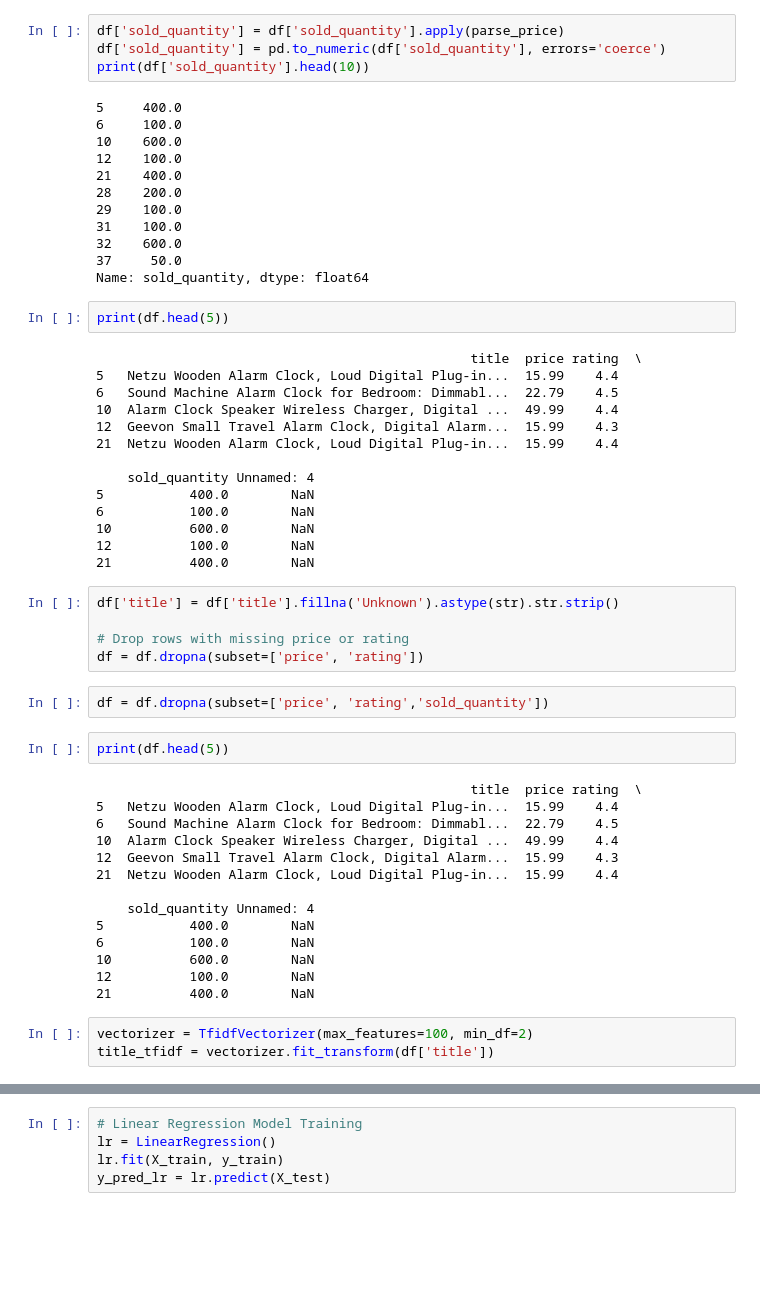
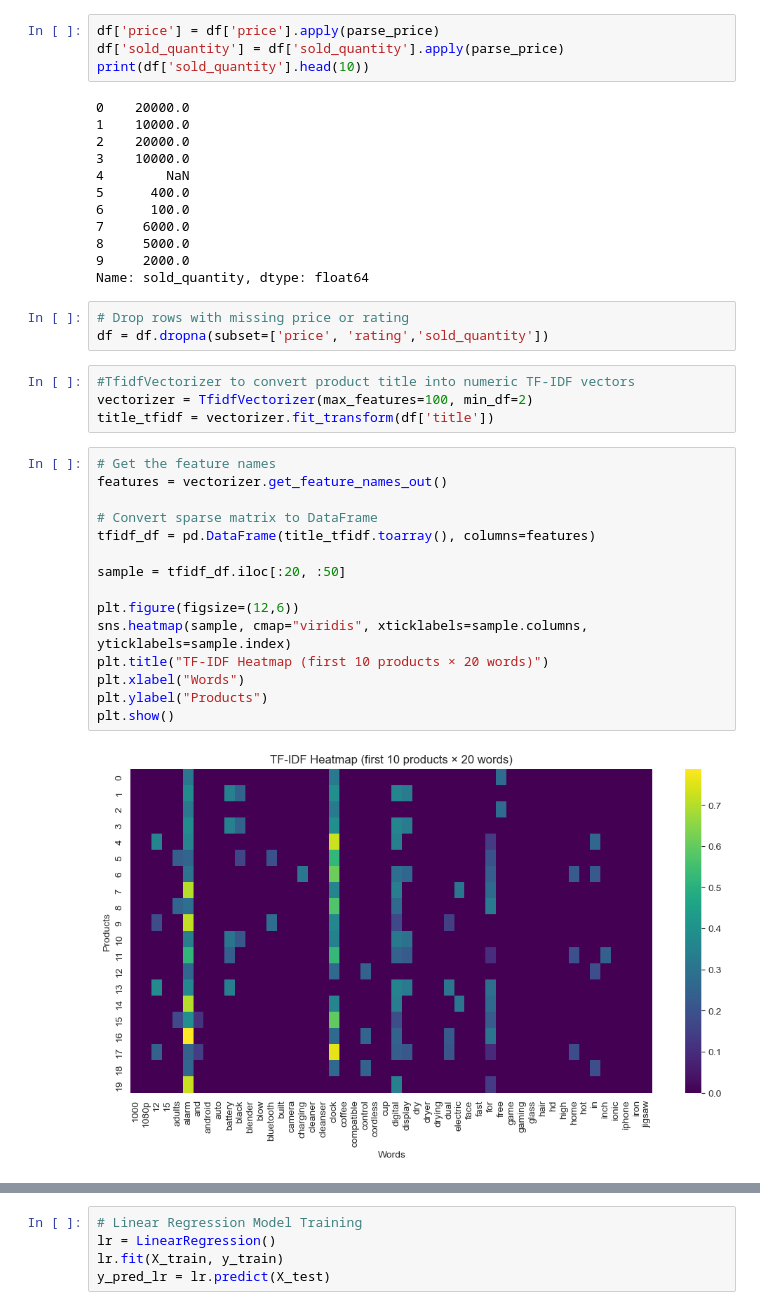
Before and after one commit to MarioShehan22/Assesment-E-Commerce-Product-Pricing-Using-Amazon, a Jupyter notebook: Price_Optimization_Model.ipynb, the cells around one changed output, grey strips where cells are left out. Cells and saved outputs as stored; diff of their text form; blank space fills up the shorter version.

```diff
--- a/Price_Optimization_Model.ipynb
+++ b/Price_Optimization_Model.ipynb
@@ -111,59 +97,41 @@ def parse_price(value):
 # %%
+df['price'] = df['price'].apply(parse_price)
 df['sold_quantity'] = df['sold_quantity'].apply(parse_price)
-df['sold_quantity'] = pd.to_numeric(df['sold_quantity'], errors='coerce')
 print(df['sold_quantity'].head(10))
 # %% [output]
-5     400.0
-6     100.0
-10    600.0
-12    100.0
-21    400.0
-28    200.0
-29    100.0
-31    100.0
-32    600.0
-37     50.0
+0    20000.0
+1    10000.0
+2    20000.0
+3    10000.0
+4        NaN
+5      400.0
+6      100.0
+7     6000.0
+8     5000.0
+9     2000.0
 Name: sold_quantity, dtype: float64
-# %%
-print(df.head(5))
-# %% [output]
-                                                title  price rating  \
-5   Netzu Wooden Alarm Clock, Loud Digital Plug-in...  15.99    4.4
-6   Sound Machine Alarm Clock for Bedroom: Dimmabl...  22.79    4.5
-10  Alarm Clock Speaker Wireless Charger, Digital ...  49.99    4.4
-12  Geevon Small Travel Alarm Clock, Digital Alarm...  15.99    4.3
-21  Netzu Wooden Alarm Clock, Loud Digital Plug-in...  15.99    4.4
-
-    sold_quantity Unnamed: 4
-5           400.0        NaN
-6           100.0        NaN
-10          600.0        NaN
-12          100.0        NaN
-21          400.0        NaN
-# %%
-df['title'] = df['title'].fillna('Unknown').astype(str).str.strip()
-
-# Drop rows with missing price or rating
-df = df.dropna(subset=['price', 'rating'])
 # %%
+# Drop rows with missing price or rating
 df = df.dropna(subset=['price', 'rating','sold_quantity'])
-# %%
-print(df.head(5))
-# %% [output]
-                                                title  price rating  \
-5   Netzu Wooden Alarm Clock, Loud Digital Plug-in...  15.99    4.4
-6   Sound Machine Alarm Clock for Bedroom: Dimmabl...  22.79    4.5
-10  Alarm Clock Speaker Wireless Charger, Digital ...  49.99    4.4
-12  Geevon Small Travel Alarm Clock, Digital Alarm...  15.99    4.3
-21  Netzu Wooden Alarm Clock, Loud Digital Plug-in...  15.99    4.4
-
-    sold_quantity Unnamed: 4
-5           400.0        NaN
-6           100.0        NaN
-10          600.0        NaN
-12          100.0        NaN
-21          400.0        NaN
 # %%
+#TfidfVectorizer to convert product title into numeric TF-IDF vectors
 vectorizer = TfidfVectorizer(max_features=100, min_df=2)
 title_tfidf = vectorizer.fit_transform(df['title'])
+# %%
+# Get the feature names
+features = vectorizer.get_feature_names_out()
+
+# Convert sparse matrix to DataFrame
+tfidf_df = pd.DataFrame(title_tfidf.toarray(), columns=features)
+
+sample = tfidf_df.iloc[:20, :50]
+
+plt.figure(figsize=(12,6))
+sns.heatmap(sample, cmap="viridis", xticklabels=sample.columns, yticklabels=sample.index)
+plt.title("TF-IDF Heatmap (first 10 products × 20 words)")
+plt.xlabel("Words")
+plt.ylabel("Products")
+plt.show()
+# %% [output]
+[figure, added]
 # %%
```
Also changed, not shown: parts of 18 cells of this notebook, 6 other files.
